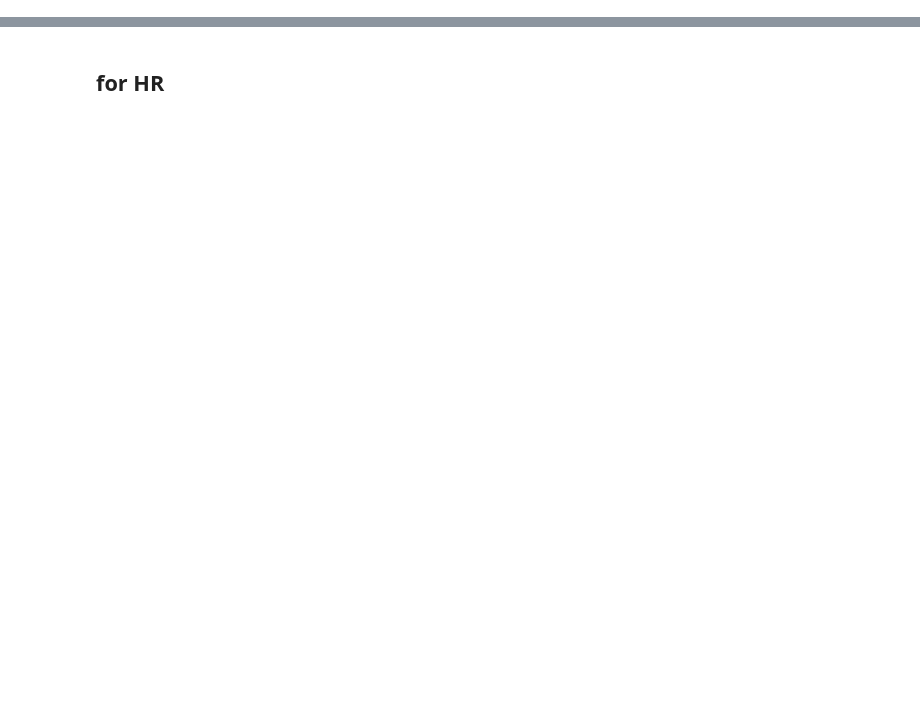
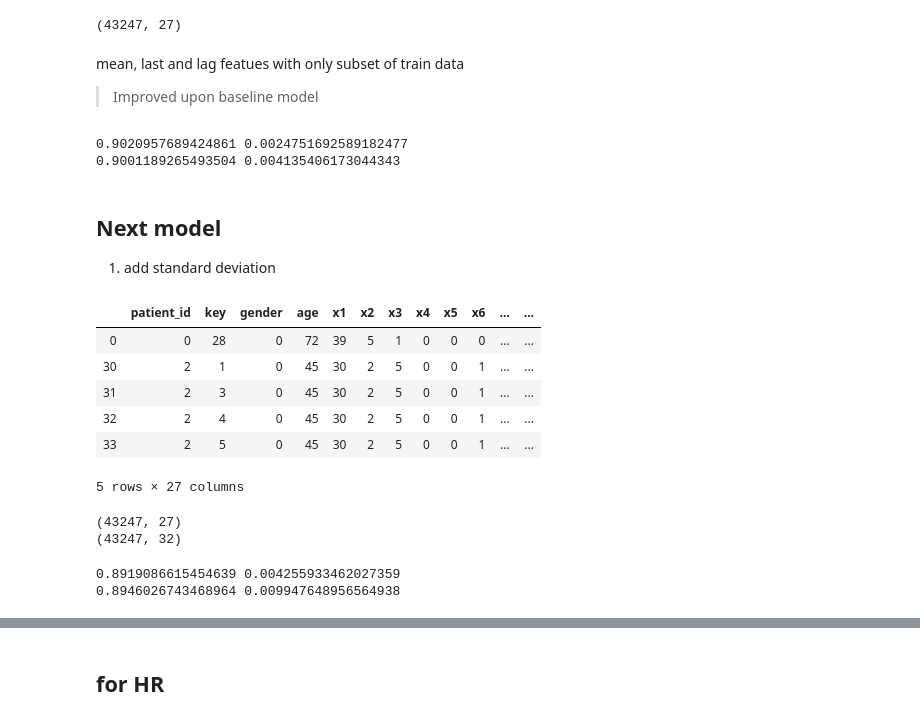
Before and after one commit to nithish08/ml2-project, a Jupyter notebook: model1.ipynb, the cells around one changed output, grey strips where cells are left out. Drawn from its saved outputs; the diff is of its cells as text; code cells hidden in the pictures; blank space fills up the shorter version.

```diff
--- a/model1.ipynb
+++ b/model1.ipynb
@@ -497,0 +284,13 @@ plt.bar(features , model.coef_)
+# %%
+proxy = latest.copy()
+
+proxy = proxy[proxy.x1.isin(set(test.x1))]
+
+proxy = proxy[proxy.x2.isin(set(test.x2))]
+
+proxy.shape
+# %% [output]
+(43247, 27)
+# %% [markdown]
+mean, last and lag featues with only subset of train data
+> Improved upon baseline model
@@ -497,0 +299,26 @@ plt.bar(features , model.coef_)
+# %%
+
+model = RandomForestRegressor(n_estimators=200, max_depth=7,
+                             n_jobs=-1)
+
+# model = GradientBoostingRegressor(n_estimators=200, max_depth=5, subsample=0.5)
+
+fs = [ 'gender', 'age', 'x1', 'x2', 'x3', 'x4', 'x5',
+       'x6', 'xx1_last', 'xx2_last', 'xx3_last', 'xx4_last', 'xx5_last',
+       'xx1_mean', 'xx2_mean', 'xx3_mean', 'xx4_mean', 'xx5_mean',
+        'xx1_last_lag', 'xx2_last_lag',
+       'xx3_last_lag', 'xx4_last_lag', 'xx5_last_lag']
+
+# model = LinearRegression()
+
+tsl,vsl = score_model(model, proxy, fs,'y_mean_MAP')
+
+print(np.mean(tsl), np.std(tsl))
+
+print(np.mean(vsl), np.std(vsl))
+# %% [output]
+0.9020957689424861 0.0024751692589182477
+0.9001189265493504 0.004135406173044343
+# %% [markdown]
+## Next model
+1. add standard deviation
@@ -497,0 +336,41 @@ plt.bar(features , model.coef_)
+# %%
+proxy.head()
+# %% [output]
+|  | patient_id | key | gender | age | x1 | x2 | x3 | x4 | x5 | x6 | ... | ... |
+| 0 | 0 | 28 | 0 | 72 | 39 | 5 | 1 | 0 | 0 | 0 | ... | ... |
+| 30 | 2 | 1 | 0 | 45 | 30 | 2 | 5 | 0 | 0 | 1 | ... | ... |
+| 31 | 2 | 3 | 0 | 45 | 30 | 2 | 5 | 0 | 0 | 1 | ... | ... |
+| 32 | 2 | 4 | 0 | 45 | 30 | 2 | 5 | 0 | 0 | 1 | ... | ... |
+| 33 | 2 | 5 | 0 | 45 | 30 | 2 | 5 | 0 | 0 | 1 | ... | ... |
+5 rows × 27 columns
+# %%
+print(proxy.shape)
+proxy = pd.merge(proxy, std_df,on=['patient_id', 'key'])
+print(proxy.shape)
+# %% [output]
+(43247, 27)
+(43247, 32)
+# %%
+
+model = RandomForestRegressor(n_estimators=200, max_depth=7,
+                             n_jobs=-1)
+
+model = LinearRegression()
+
+fs = [ 'gender', 'age', 'x1', 'x2', 'x3', 'x4', 'x5',
+       'x6', 'xx1_last', 'xx2_last', 'xx3_last', 'xx4_last', 'xx5_last',
+       'xx1_mean', 'xx2_mean', 'xx3_mean', 'xx4_mean', 'xx5_mean',
+        'xx1_last_lag', 'xx2_last_lag',
+       'xx3_last_lag', 'xx4_last_lag', 'xx5_last_lag',
+     'xx1_std', 'xx2_std', 'xx3_std', 'xx4_std', 'xx5_std']
+
+# model = LinearRegression()
+
+tsl,vsl = score_model(model, proxy, fs,'y_mean_MAP')
+
+print(np.mean(tsl), np.std(tsl))
+
+print(np.mean(vsl), np.std(vsl))
+# %% [output]
+0.8919086615454639 0.004255933462027359
+0.8946026743468964 0.009947648956564938
```
Also changed, not shown: parts of 103 cells of this notebook.
